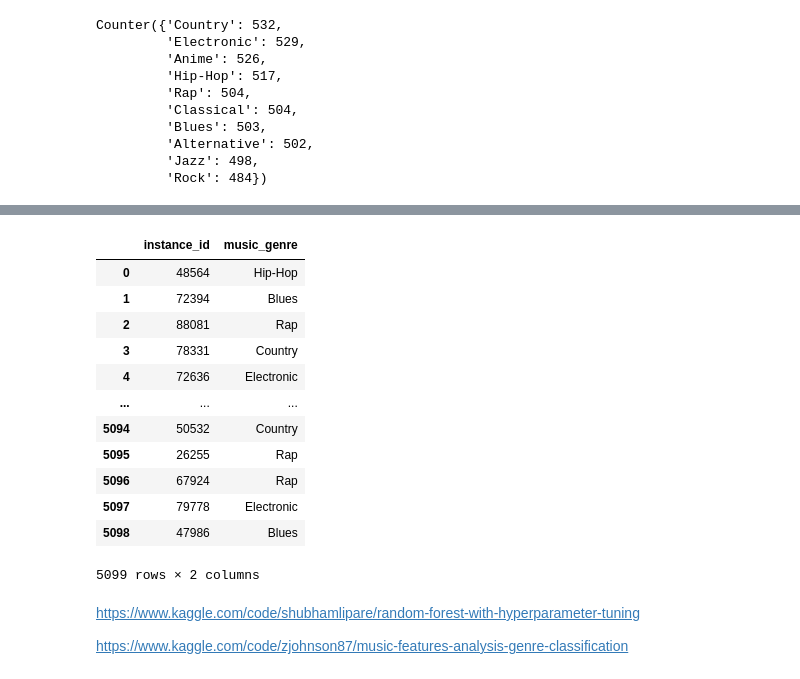
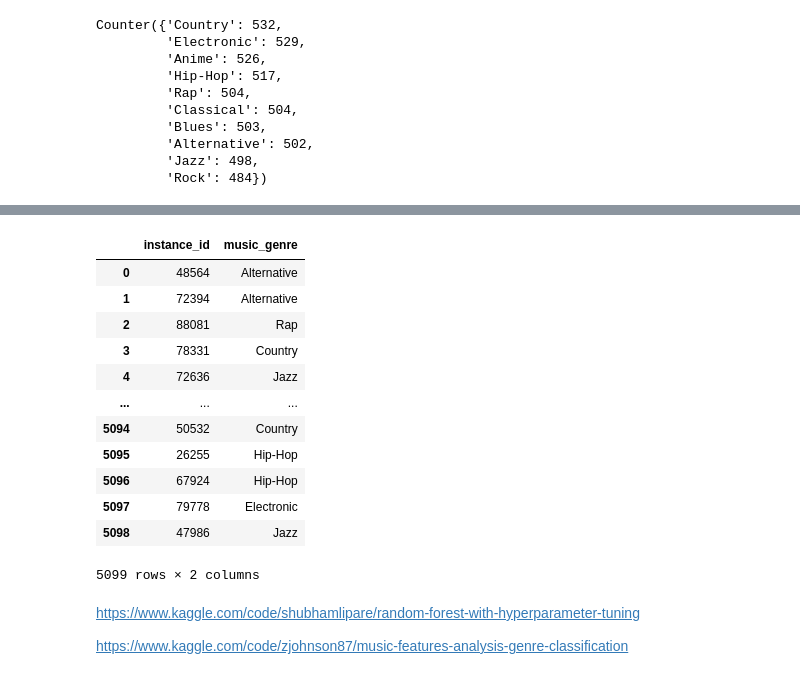
Before and after one commit to SergeyDolin/Music_genre_classification, a Jupyter notebook: Genre_classifier.ipynb, the cells around one changed output, grey strips where cells are left out. Cells and saved outputs as stored; diff of their text form; code cells hidden in the pictures.

```diff
--- a/Genre_classifier.ipynb
+++ b/Genre_classifier.ipynb
@@ -721,0 +1315,4 @@ Learning rate set to 0.03647
+# %%
+features_train[num_features] = scaler.transform(features_train[num_features])
+features_valid[num_features] = scaler.transform(features_valid[num_features])
+features_test[num_features] = scaler.transform(features_test[num_features])
@@ -721,0 +1708,2 @@ Learning rate set to 0.03647
+# %%
+features_test = features_test.drop(['instance_id'], axis=1)
@@ -721,0 +1855,10 @@ Learning rate set to 0.03647
+# %%
+# ('preprocessor', preprocessor),
+model = CatBoostClassifier(loss_function='MultiClass',
+                                      iterations=300,
+                                      depth=10,
+                                      learning_rate=0.2,
+                                      random_state=RANDOM_STATE,
+                                      ).fit(features_train,
+                                        target_train,
+                                        eval_set=(features_test.drop(['instance_id','track_name', 'obtained_date'], axis=1), target_test))
@@ -793,5 +1871,5 @@ submit_test
 # %%
-target_pred = model.predict(test_features)
+target_pred = model.predict(features_test.drop(['track_name', 'obtained_date'], axis=1))
 
 pred = pd.DataFrame({'Actual': submit_test['music_genre'], 'Predicted':target_pred.ravel()})
 pred
@@ -892,23 +1964,23 @@ array([['Hip-Hop'],
 # %%
 submission = pd.DataFrame({
     'instance_id': submit_test['instance_id'],
     'music_genre': target_pred.ravel()
 })
 submission.to_csv('submission.csv', index=False)
-submission
+submission±
 # %% [output]
 |  | instance_id | music_genre |
-| 0 | 48564 | Hip-Hop |
-| 1 | 72394 | Blues |
+| 0 | 48564 | Alternative |
+| 1 | 72394 | Alternative |
 | 2 | 88081 | Rap |
 | 3 | 78331 | Country |
-| 4 | 72636 | Electronic |
+| 4 | 72636 | Jazz |
 | ... | ... | ... |
 | 5094 | 50532 | Country |
-| 5095 | 26255 | Rap |
-| 5096 | 67924 | Rap |
+| 5095 | 26255 | Hip-Hop |
+| 5096 | 67924 | Hip-Hop |
 | 5097 | 79778 | Electronic |
-| 5098 | 47986 | Blues |
+| 5098 | 47986 | Jazz |
 5099 rows × 2 columns
 # %% [markdown]
 https://www.kaggle.com/code/shubhamlipare/random-forest-with-hyperparameter-tuning
```
Also changed, not shown: parts of 205 cells of this notebook, 40 other files.
